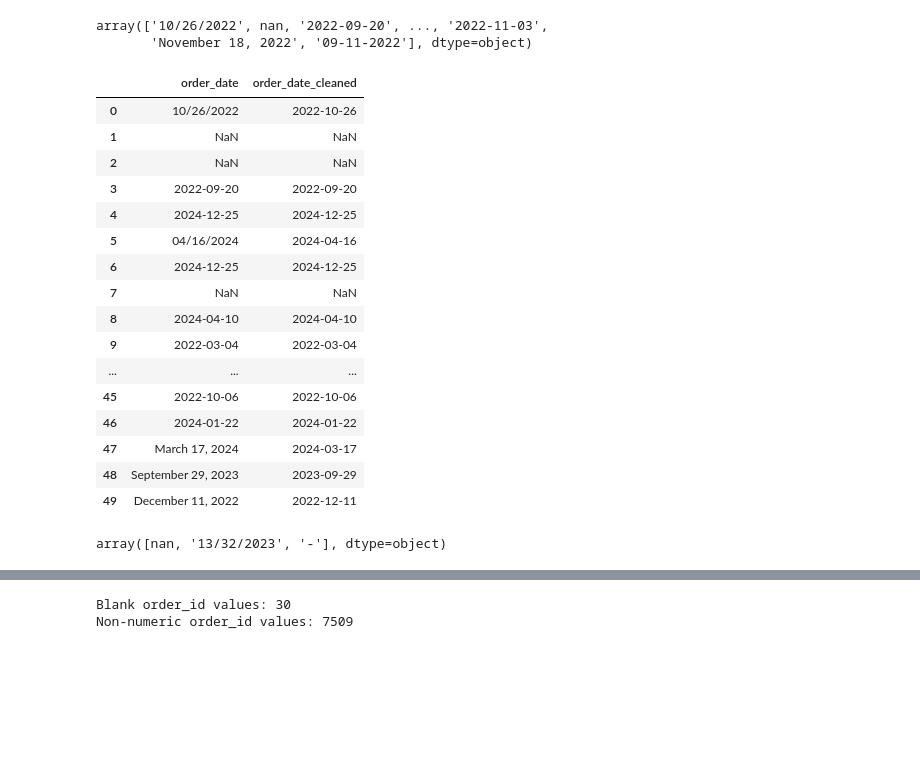
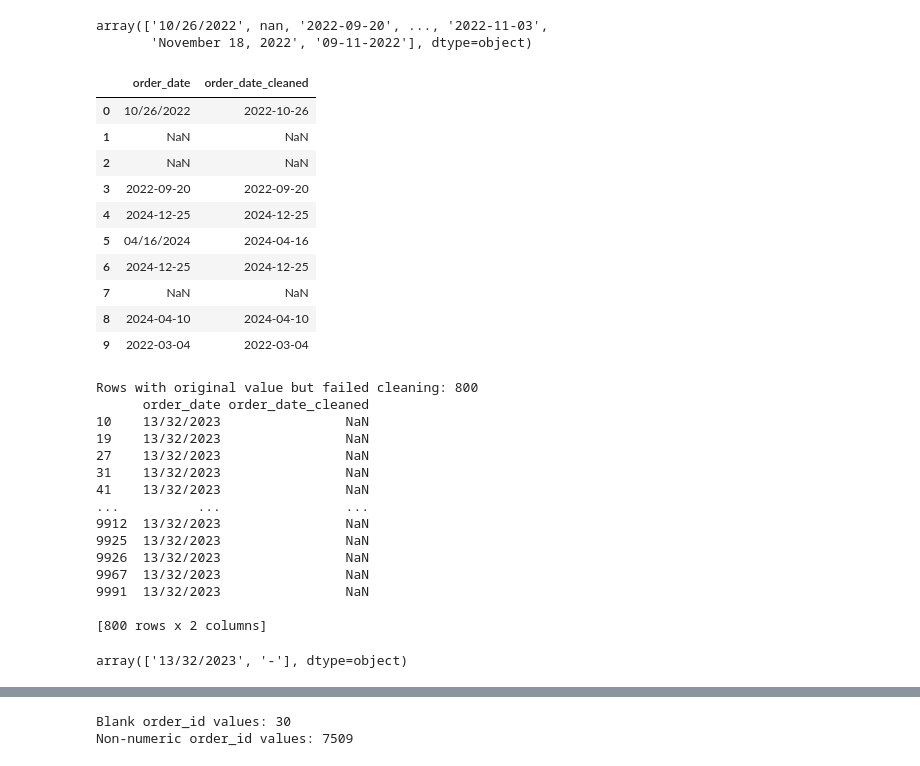
Before and after one commit to shivamchoudhury06/practice, a Jupyter notebook: data_cleaning.ipynb, the cells around one changed output, grey strips where cells are left out. Drawn from its saved outputs; the diff is of its cells as text; code cells hidden in the pictures; blank space fills up the shorter version.

Commit message:
Checked for date mismatch

```diff
--- a/data_cleaning.ipynb
+++ b/data_cleaning.ipynb
@@ -173,29 +173,45 @@ df['order_date_cleaned'] = (
     .dt.strftime('%Y-%m-%d')                       # final yyyy-mm-dd string
 )
 # %%
-df[['order_date', 'order_date_cleaned']].head(50)
+df[['order_date', 'order_date_cleaned']].head(10)
 # %% [output]
 |  | order_date | order_date_cleaned |
 | 0 | 10/26/2022 | 2022-10-26 |
 | 1 | NaN | NaN |
 | 2 | NaN | NaN |
 | 3 | 2022-09-20 | 2022-09-20 |
 | 4 | 2024-12-25 | 2024-12-25 |
 | 5 | 04/16/2024 | 2024-04-16 |
 | 6 | 2024-12-25 | 2024-12-25 |
 | 7 | NaN | NaN |
 | 8 | 2024-04-10 | 2024-04-10 |
 | 9 | 2022-03-04 | 2022-03-04 |
-| ... | ... | ... |
-| 45 | 2022-10-06 | 2022-10-06 |
-| 46 | 2024-01-22 | 2024-01-22 |
-| 47 | March 17, 2024 | 2024-03-17 |
-| 48 | September 29, 2023 | 2023-09-29 |
-| 49 | December 11, 2022 | 2022-12-11 |
 # %%
-df[df['order_date_cleaned'].isna()]['order_date'].unique()
+# Check for mismatches — rows where original had a value but cleaned is NaT
+mismatches = df[df['order_date'].notna() & df['order_date_cleaned'].isna()]
+print(f"Rows with original value but failed cleaning: {len(mismatches)}")
+if len(mismatches) > 0:
+    print(mismatches[['order_date', 'order_date_cleaned']])
 # %% [output]
-array([nan, '13/32/2023', '-'], dtype=object)
+Rows with original value but failed cleaning: 800
+      order_date order_date_cleaned
+10    13/32/2023                NaN
+19    13/32/2023                NaN
+27    13/32/2023                NaN
+31    13/32/2023                NaN
+41    13/32/2023                NaN
+...          ...                ...
+9912  13/32/2023                NaN
+9925  13/32/2023                NaN
+9926  13/32/2023                NaN
+9967  13/32/2023                NaN
+9991  13/32/2023                NaN
+
+[800 rows x 2 columns]
+# %%
+mismatches['order_date'].unique()
+# %% [output]
+array(['13/32/2023', '-'], dtype=object)
 # %%
 df[df["order_id"].str.contains(r'[^\d]', na=False)].sort_values(by="order_id")
 # %% [output]
```
